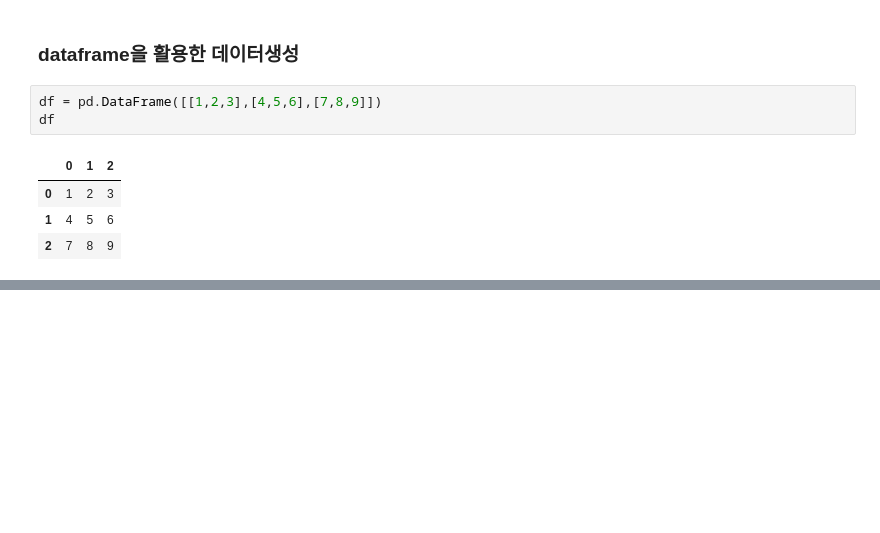
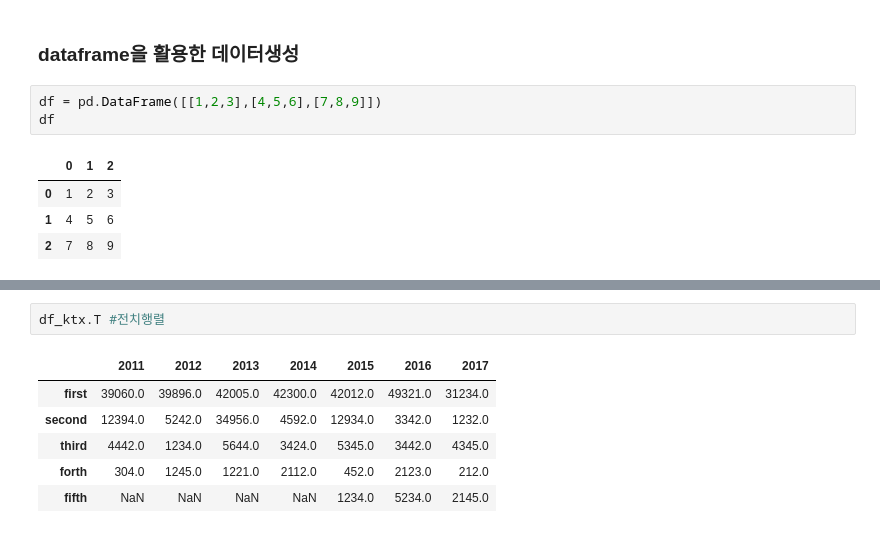
Before and after one commit to ppangh11/Practice_Python, a Jupyter notebook: Pandas연습.ipynb, the cells around one changed output, grey strips where cells are left out. Drawn from its saved outputs; the diff is of its cells as text; blank space fills up the shorter version.

```diff
--- a/Pandas연습.ipynb
+++ b/Pandas연습.ipynb
@@ -102,0 +352,9 @@ df
+# %%
+df_ktx.T #전치행렬
+# %% [output]
+|  | 2011 | 2012 | 2013 | 2014 | 2015 | 2016 | 2017 |
+| first | 39060.0 | 39896.0 | 42005.0 | 42300.0 | 42012.0 | 49321.0 | 31234.0 |
+| second | 12394.0 | 5242.0 | 34956.0 | 4592.0 | 12934.0 | 3342.0 | 1232.0 |
+| third | 4442.0 | 1234.0 | 5644.0 | 3424.0 | 5345.0 | 3442.0 | 4345.0 |
+| forth | 304.0 | 1245.0 | 1221.0 | 2112.0 | 452.0 | 2123.0 | 212.0 |
+| fifth | NaN | NaN | NaN | NaN | 1234.0 | 5234.0 | 2145.0 |
```
Also changed, not shown: parts of 31 cells of this notebook.
